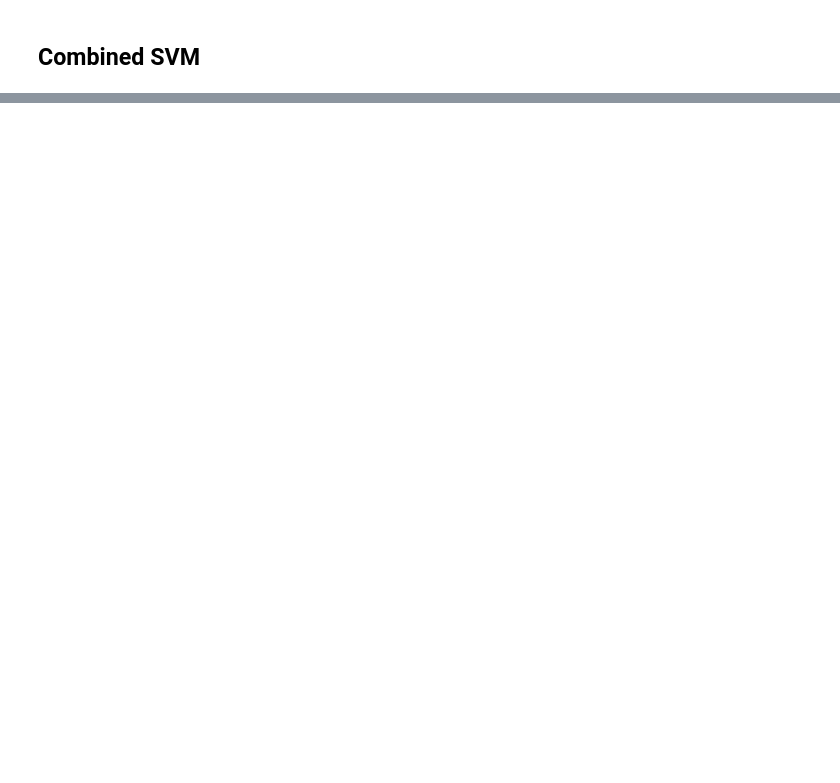
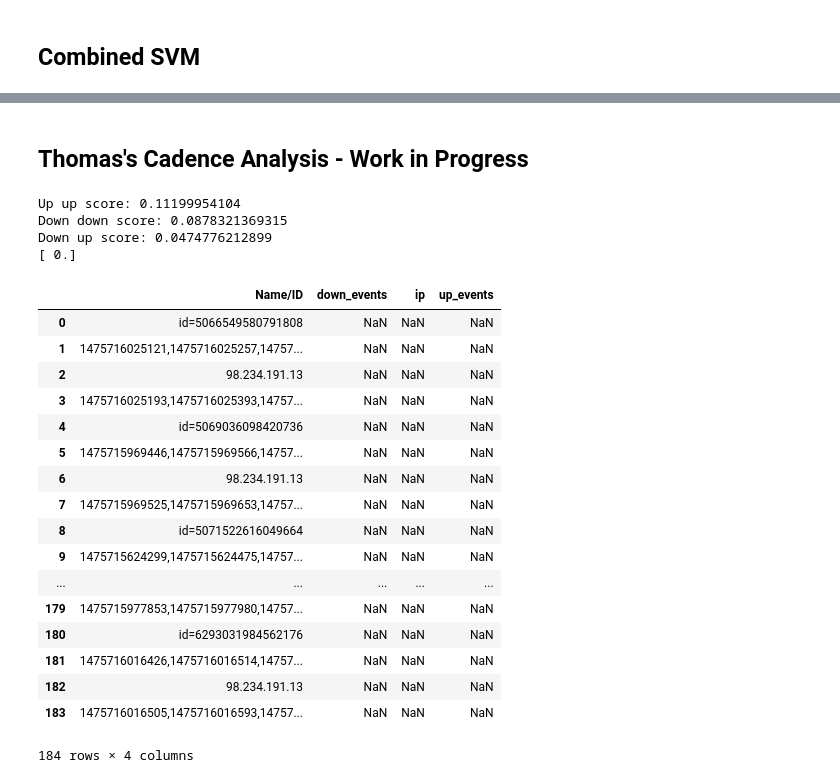
Before and after one commit to devasia1000/static_auth, a Jupyter notebook: static_auth_analysis.ipynb, the cells around one changed output, grey strips where cells are left out. Saved outputs shown, nothing was run; the diff lists cells and outputs as text; code cells hidden in the pictures; blank space fills up the shorter version.

```diff
--- a/static_auth_analysis.ipynb
+++ b/static_auth_analysis.ipynb
@@ -588,0 +913,45 @@ Incorrect string. Skipping...
+# %% [markdown]
+## Thomas's Cadence Analysis - Work in Progress
+# %%
+down_arr = [1475715925625,1475715925777,1475715926065,1475715926225,1475715926401,1475715926561,1475715926665,1475715926809]
+up_arr = [1475715925705,1475715925849,1475715926137,1475715926305,1475715926513,1475715926641,1475715926737,1475715926881]
+
+up_up_arr = get_consecutive_diff(up_arr)
+down_down_arr = get_consecutive_diff(down_arr)
+down_up_arr = get_arr_diff(down_arr, up_arr)
+
+(up_up_score, down_down_score, down_up_score) = get_scores(up_up_arr, down_down_arr, down_up_arr)
+
+print 'Up up score:', up_up_score
+print 'Down down score:', down_down_score
+print 'Down up score:', down_up_score
+
+datapoint = np.array((up_up_score, down_down_score, down_up_score)).reshape(1, -1)
+print svc.predict(datapoint)
+# %% [output]
+Up up score: 0.11199954104
+Down down score: 0.0878321369315
+Down up score: 0.0474776212899
+[ 0.]
+# %%
+data = pd.read_clipboard()
+data
+# %% [output]
+|  | Name/ID | down_events | ip | up_events |
+| 0 | id=5066549580791808 | NaN | NaN | NaN |
+| 1 | 1475716025121,1475716025257,14757... | NaN | NaN | NaN |
+| 2 | 98.234.191.13 | NaN | NaN | NaN |
+| 3 | 1475716025193,1475716025393,14757... | NaN | NaN | NaN |
+| 4 | id=5069036098420736 | NaN | NaN | NaN |
+| 5 | 1475715969446,1475715969566,14757... | NaN | NaN | NaN |
+| 6 | 98.234.191.13 | NaN | NaN | NaN |
+| 7 | 1475715969525,1475715969653,14757... | NaN | NaN | NaN |
+| 8 | id=5071522616049664 | NaN | NaN | NaN |
+| 9 | 1475715624299,1475715624475,14757... | NaN | NaN | NaN |
+| ... | ... | ... | ... | ... |
+| 179 | 1475715977853,1475715977980,14757... | NaN | NaN | NaN |
+| 180 | id=6293031984562176 | NaN | NaN | NaN |
+| 181 | 1475716016426,1475716016514,14757... | NaN | NaN | NaN |
+| 182 | 98.234.191.13 | NaN | NaN | NaN |
+| 183 | 1475716016505,1475716016593,14757... | NaN | NaN | NaN |
+184 rows × 4 columns
```
Also changed, not shown: parts of 26 cells of this notebook.
